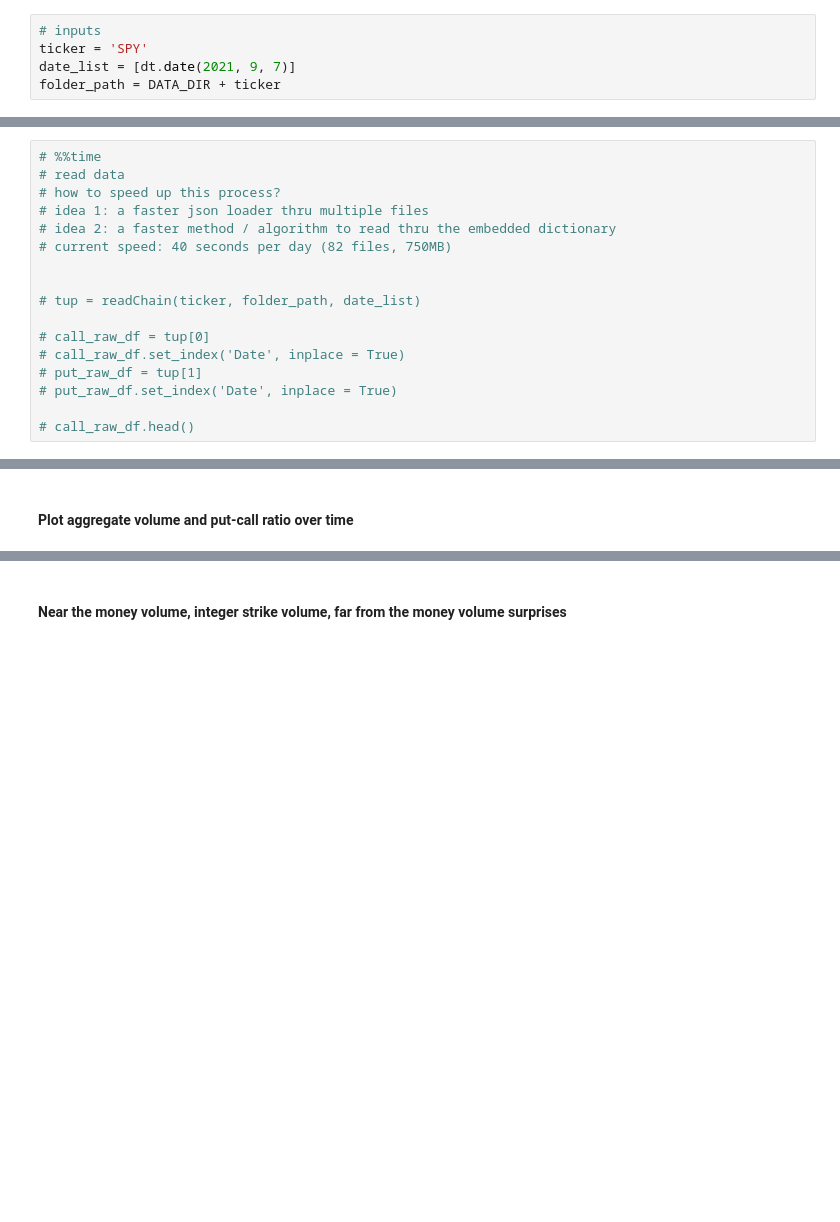
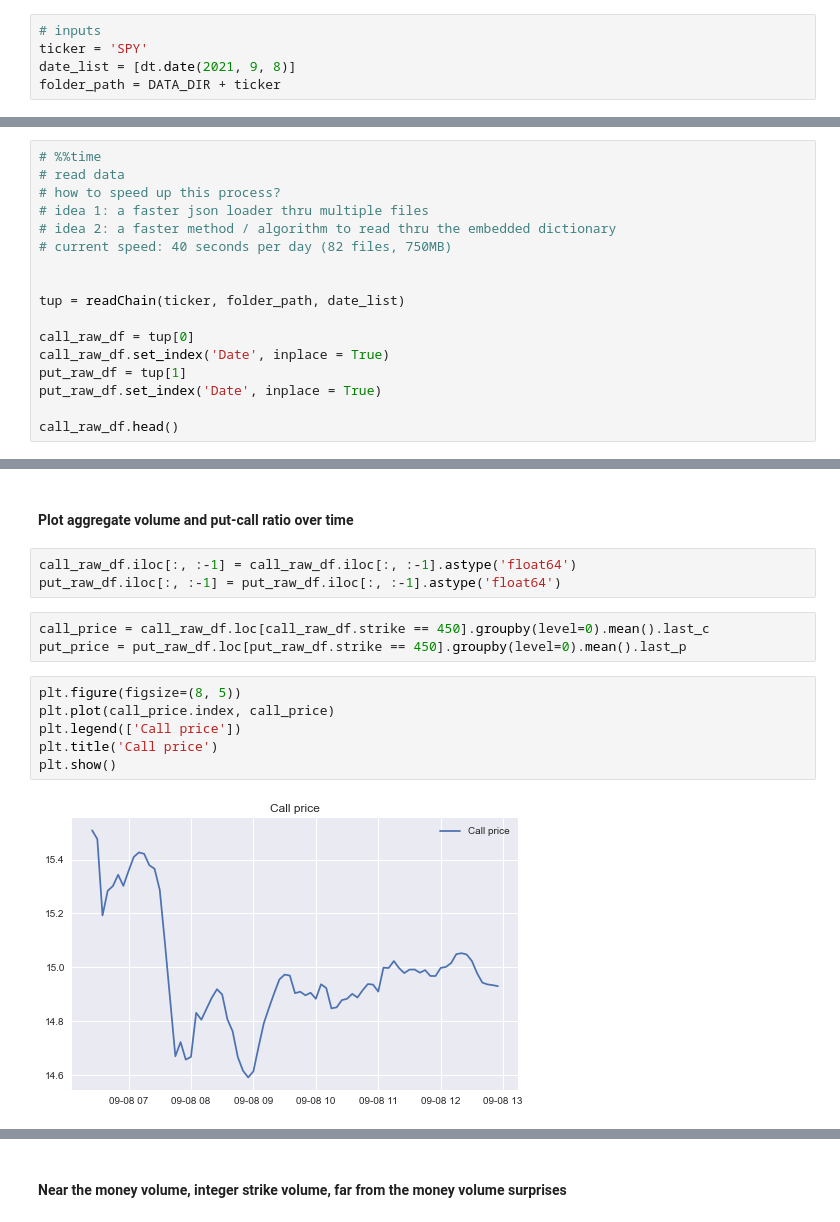
Before and after one commit to liweidong1218/Trading-tools, a Jupyter notebook: Signals/Option anomaly detection/opt_chain_anomaly_detection.ipynb, the cells around one changed output, grey strips where cells are left out. Saved outputs shown, nothing was run; the diff lists cells and outputs as text; blank space fills up the shorter version.

```diff
--- a/Signals/Option anomaly detection/opt_chain_anomaly_detection.ipynb
+++ b/Signals/Option anomaly detection/opt_chain_anomaly_detection.ipynb
@@ -41,7 +41,7 @@ Third import completed.
 # %%
 # inputs
 ticker = 'SPY'
-date_list = [dt.date(2021, 9, 7)]
+date_list = [dt.date(2021, 9, 8)]
 folder_path = DATA_DIR + ticker
 # %%
 dir_list = os.listdir(folder_path)
@@ -67,11 +65,11 @@ ValueError: time data '09072021 06_2' does not match format '%b %d %H_%M_%S %Y'
 # current speed: 40 seconds per day (82 files, 750MB)
 
 
-# tup = readChain(ticker, folder_path, date_list)
+tup = readChain(ticker, folder_path, date_list)
 
-# call_raw_df = tup[0]
-# call_raw_df.set_index('Date', inplace = True)
-# put_raw_df = tup[1]
-# put_raw_df.set_index('Date', inplace = True)
+call_raw_df = tup[0]
+call_raw_df.set_index('Date', inplace = True)
+put_raw_df = tup[1]
+put_raw_df.set_index('Date', inplace = True)
 
-# call_raw_df.head()
+call_raw_df.head()
@@ -82,3 +85,17 @@ put_raw_df.iloc[:, :-1] = put_raw_df.iloc[:, :-1].astype('float64')
 ### Plot volume (both difference and cumulative)
 # %% [markdown]
 #### Plot aggregate volume and put-call ratio over time
+# %%
+call_raw_df.iloc[:, :-1] = call_raw_df.iloc[:, :-1].astype('float64')
+put_raw_df.iloc[:, :-1] = put_raw_df.iloc[:, :-1].astype('float64')
+# %%
+call_price = call_raw_df.loc[call_raw_df.strike == 450].groupby(level=0).mean().last_c
+put_price = put_raw_df.loc[put_raw_df.strike == 450].groupby(level=0).mean().last_p
+# %%
+plt.figure(figsize=(8, 5))
+plt.plot(call_price.index, call_price)
+plt.legend(['Call price'])
+plt.title('Call price')
+plt.show()
+# %% [output]
+[figure, added]
```
Also changed, not shown: parts of 28 cells of this notebook, 9 other files.
